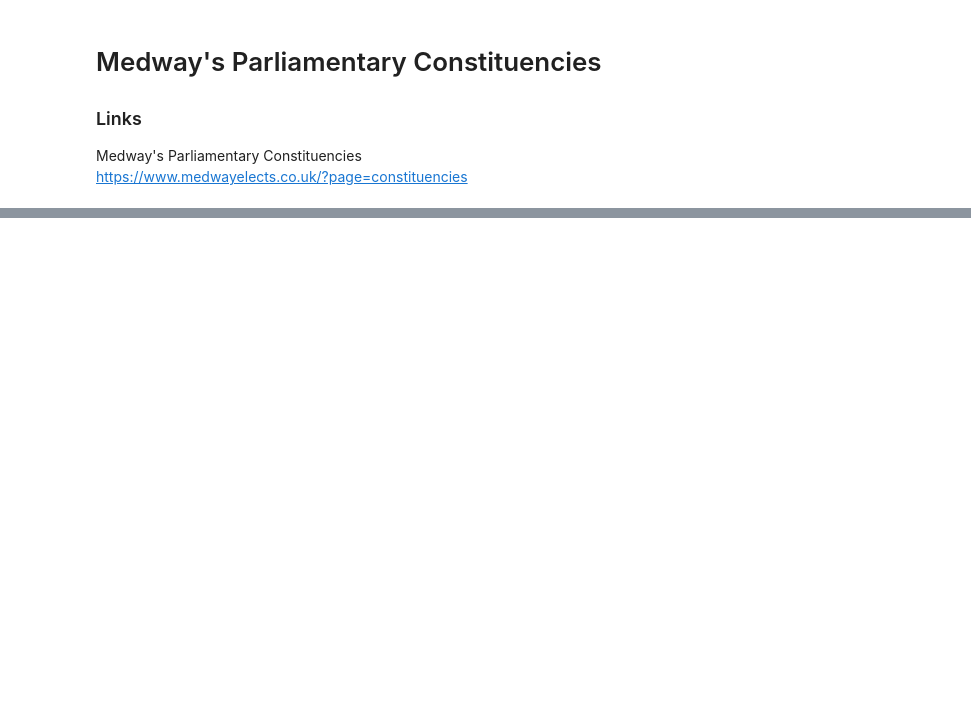
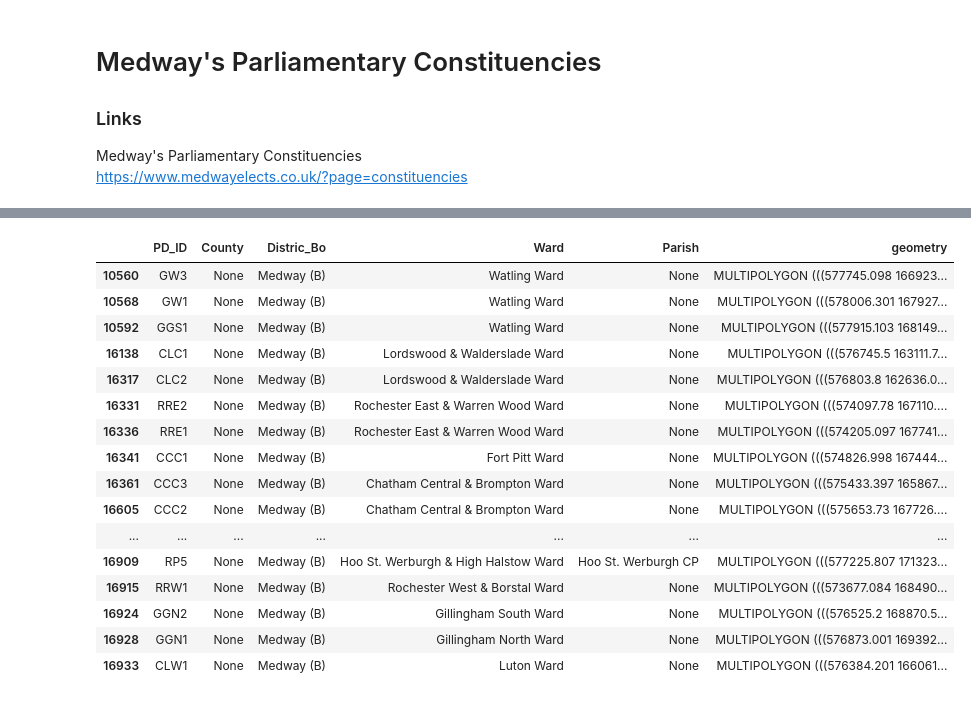
Before and after one commit to quinnphil/medway-local-authority-maps, a Jupyter notebook: ConstituancyBoundaries.ipynb, the cells around one changed output, grey strips where cells are left out. Cells and saved outputs as stored; diff of their text form; code cells hidden in the pictures; blank space fills up the shorter version.

```diff
--- a/ConstituancyBoundaries.ipynb
+++ b/ConstituancyBoundaries.ipynb
@@ -65,0 +106,21 @@ medway_wards.head()
+# %%
+# gdf_polling_districts.boundary.plot()
+gdf_polling_districts.head(20)
+# %% [output]
+|  | PD_ID | County | Distric_Bo | Ward | Parish | geometry |
+| 10560 | GW3 | None | Medway (B) | Watling Ward | None | MULTIPOLYGON (((577745.098 166923... |
+| 10568 | GW1 | None | Medway (B) | Watling Ward | None | MULTIPOLYGON (((578006.301 167927... |
+| 10592 | GGS1 | None | Medway (B) | Watling Ward | None | MULTIPOLYGON (((577915.103 168149... |
+| 16138 | CLC1 | None | Medway (B) | Lordswood & Walderslade Ward | None | MULTIPOLYGON (((576745.5 163111.7... |
+| 16317 | CLC2 | None | Medway (B) | Lordswood & Walderslade Ward | None | MULTIPOLYGON (((576803.8 162636.0... |
+| 16331 | RRE2 | None | Medway (B) | Rochester East & Warren Wood Ward | None | MULTIPOLYGON (((574097.78 167110.... |
+| 16336 | RRE1 | None | Medway (B) | Rochester East & Warren Wood Ward | None | MULTIPOLYGON (((574205.097 167741... |
+| 16341 | CCC1 | None | Medway (B) | Fort Pitt Ward | None | MULTIPOLYGON (((574826.998 167444... |
+| 16361 | CCC3 | None | Medway (B) | Chatham Central & Brompton Ward | None | MULTIPOLYGON (((575433.397 165867... |
+| 16605 | CCC2 | None | Medway (B) | Chatham Central & Brompton Ward | None | MULTIPOLYGON (((575653.73 167726.... |
+| ... | ... | ... | ... | ... | ... | ... |
+| 16909 | RP5 | None | Medway (B) | Hoo St. Werburgh & High Halstow Ward | Hoo St. Werburgh CP | MULTIPOLYGON (((577225.807 171323... |
+| 16915 | RRW1 | None | Medway (B) | Rochester West & Borstal Ward | None | MULTIPOLYGON (((573677.084 168490... |
+| 16924 | GGN2 | None | Medway (B) | Gillingham South Ward | None | MULTIPOLYGON (((576525.2 168870.5... |
+| 16928 | GGN1 | None | Medway (B) | Gillingham North Ward | None | MULTIPOLYGON (((576873.001 169392... |
+| 16933 | CLW1 | None | Medway (B) | Luton Ward | None | MULTIPOLYGON (((576384.201 166061... |
```
Also changed, not shown: parts of 9 cells of this notebook, 8 other files.
